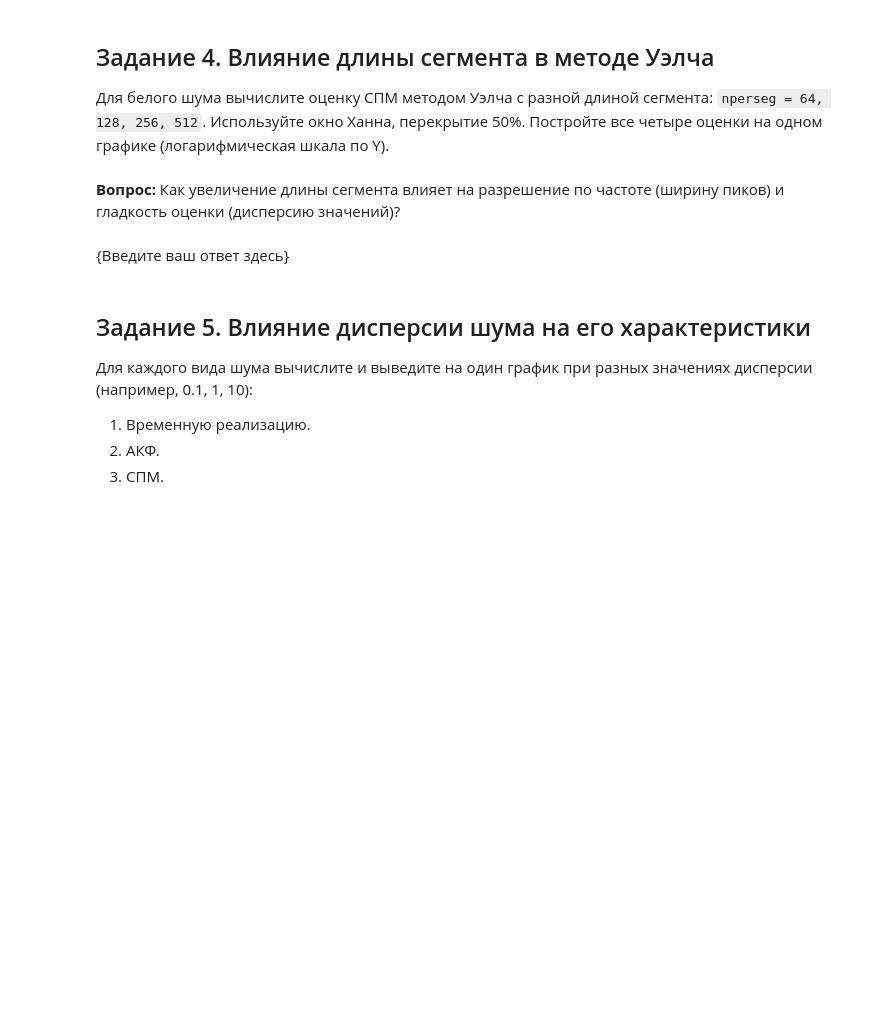
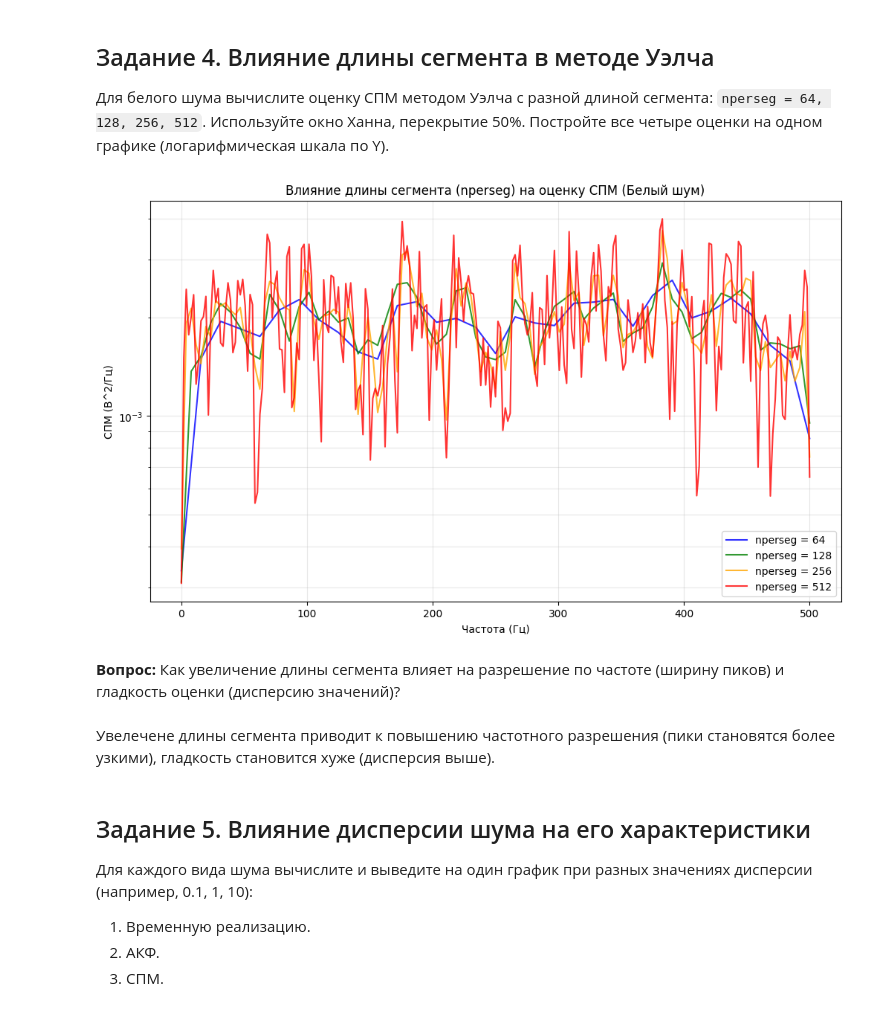
Before and after one commit to Uzema/dsp-seminars, a Jupyter notebook: seminars/4.ipynb, the cells around one changed output. Cells and saved outputs as stored; diff of their text form; code cells hidden in the pictures; blank space fills up the shorter version.

```diff
--- a/seminars/4.ipynb
+++ b/seminars/4.ipynb
@@ -186,7 +184,32 @@ $log(S(f)) = log(1) - \alpha \cdot log(f) = - \alpha \cdot log(f)$, это ур
+# %%
+# Параметры
+fs = 1000
+nperseg_list = [64, 128, 256, 512]
+colors = ['blue', 'green', 'orange', 'red']
+
+plt.figure(figsize=(12, 7))
+
+for nper, col in zip(nperseg_list, colors):
+    # Вычисляем СПМ методом Уэлча
+    # noverlap=nper//2 обеспечивает 50% перекрытие
+    f, pxx = signal.welch(white_noise, fs, window='hann',
+                          nperseg=nper, noverlap=nper//2)
+
+    # Строим график (логарифмическая шкала по Y)
+    plt.semilogy(f, pxx, label=f'nperseg = {nper}', color=col, alpha=0.8)
+
+plt.title('Влияние длины сегмента (nperseg) на оценку СПМ (Белый шум)')
+plt.xlabel('Частота (Гц)')
+plt.ylabel('СПМ (В^2/Гц)')
+plt.grid(True, which="both", ls="-", alpha=0.3)
+plt.legend()
+plt.show()
+# %% [output]
+[figure, added]
 # %% [markdown]
 **Вопрос:** Как увеличение длины сегмента влияет на разрешение по частоте (ширину пиков) и гладкость оценки (дисперсию значений)?
-# %% [markdown]
-{Введите ваш ответ здесь}
+# %% [markdown]
+Увелечене длины сегмента приводит к повышению частотного разрешения (пики становятся более узкими), гладкость становится хуже (дисперсия выше).
 # %% [markdown]
 ## Задание 5. Влияние дисперсии шума на его характеристики
 Для каждого вида шума вычислите и выведите на один график при разных значениях дисперсии (например, 0.1, 1, 10):
```
Also changed, not shown: parts of 1 cell of this notebook.
